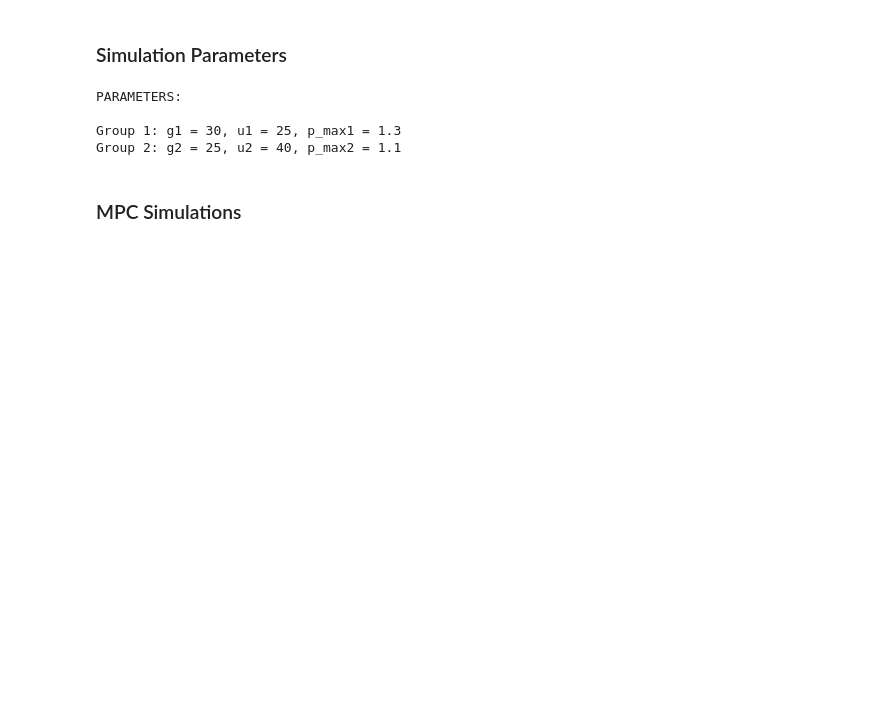
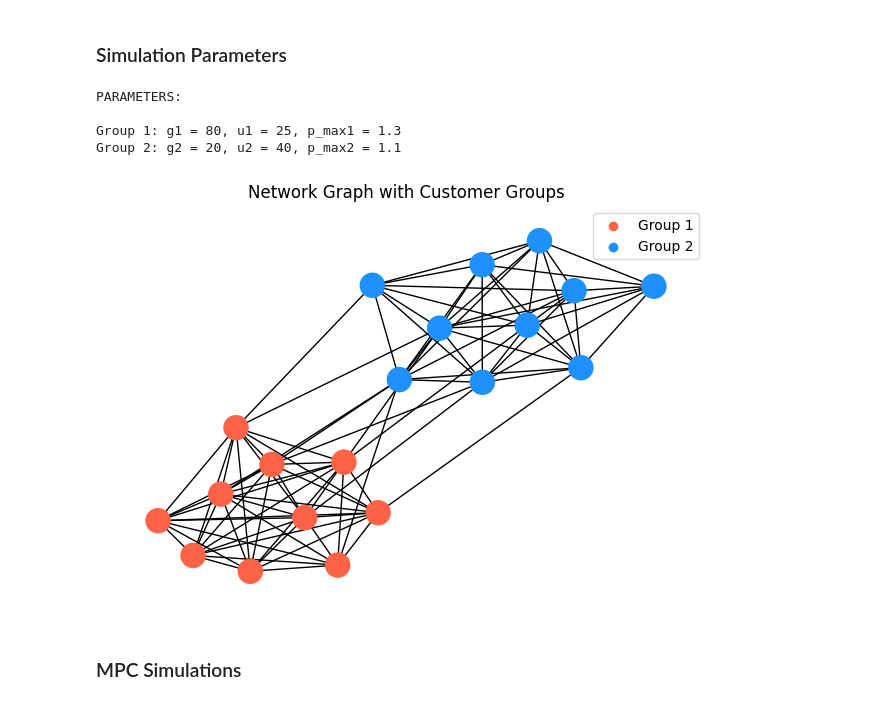
Before and after one commit to Jw1836/HybridNetworkModel, a Jupyter notebook: NMPC.ipynb, the cells around one changed output. Saved outputs shown, nothing was run; the diff lists cells and outputs as text; code cells hidden in the pictures; blank space fills up the shorter version.

```diff
--- a/NMPC.ipynb
+++ b/NMPC.ipynb
@@ -648,35 +671,80 @@ Group 2: g2 = 10, u2 = 40, p_max2 = 1.1
 # %%
 #sim parameters
 TOTAL_TIME = 150
 H  = 60
 #network parameters
 #make a dictionary to handle the groups (different types of customers)
-g1 = 30 #determines how wide the bell curve is
+g1 = 80 #determines how wide the bell curve is
 u1 = 25 #determines the center of the bell curve
 p_max1 = 1.3 #make boost someone can have
-g2 = 25
+g2 = 20
 u2 = 40
 p_max2 = 1.1
 updates_per_horizon = 2
 
 print("PARAMETERS: \n")
 print("Group 1: g1 = {}, u1 = {}, p_max1 = {}".format(g1, u1, p_max1))
 print("Group 2: g2 = {}, u2 = {}, p_max2 = {}".format(g2, u2, p_max2))
 #make the adjacency matrix for the network ER graph
-n1 = 5
-n2 = 5
+n1 = 10
+n2 = 10
 n = n1 + n2 #number nodes
 
-#p = 0.05
-#Graph = nx.erdos_renyi_graph(n, p, seed=42)
-#do a power law graph
-# Graph = nx.barabasi_albert_graph(n, 1, seed=42)
-Graph = nx.complete_graph(n)
+# #p = 0.05
+# #Graph = nx.erdos_renyi_graph(n, p, seed=42)
+# #do a power law graph
+# # Graph = nx.barabasi_albert_graph(n, 1, seed=42)
+# Graph = nx.complete_graph(n)
+
+sizes = [n1, n2]
+
+# Define connection probabilities
+p_within = 0.9   # High probability for diagonal blocks (dense/strongly connected)
+p_between = 0.1  # Low probability for off-diagonal blocks (sparse overall)
+
+# The probability matrix
+probs = [
+    [p_within, p_between],
+    [p_between, p_within]
+]
+
+# Generate the graph
+Graph = nx.stochastic_block_model(sizes, probs, seed=42)
+#get a complete graph
+# Graph = nx.complete_graph(n)
+
+#make a list for nodes in each group, first n_1 is group 1, last n_2 is group 2
+group1_nodes = list(range(n1))  # Nodes 0 to n1-1
+group2_nodes = list(range(n1, n))  # Nodes n1 to n-1
+customer_groups = {"Group 1": (group1_nodes, [g1, u1, p_max1]), "Group 2": (group2_nodes, [g2, u2, p_max2])} #each group is a list of the index of the nodes in that group
+
+#plot the graph that the spreading is ocurring on and label the nodes as group 1 or group 2
+pos = nx.spring_layout(Graph)
+plt.figure(figsize=(6, 4))
+
+node_colors = ['gray'] * Graph.number_of_nodes()
+group_colors = ['tomato', 'dodgerblue']
+
+for color, (group_name, (nodes, _)) in zip(group_colors, customer_groups.items()):
+    for node in nodes:
+        node_colors[node] = color
+
+nx.draw(Graph, pos, with_labels=False, node_color=node_colors, node_size=300)
+
+plt.title('Network Graph with Customer Groups')
+
+#add a legend for the groups
+for color, (group_name, (nodes, _)) in zip(group_colors, customer_groups.items()):
+    plt.scatter([], [], c=color, label=group_name)
+plt.legend()
+
+plt.show()
 # %% [output]
 PARAMETERS:
 
-Group 1: g1 = 30, u1 = 25, p_max1 = 1.3
-Group 2: g2 = 25, u2 = 40, p_max2 = 1.1
+Group 1: g1 = 80, u1 = 25, p_max1 = 1.3
+Group 2: g2 = 20, u2 = 40, p_max2 = 1.1
+[figure, added]
 # %% [markdown]
 ### MPC Simulations
 # %%
```
Also changed, not shown: parts of 13 cells of this notebook, 1 other file.
